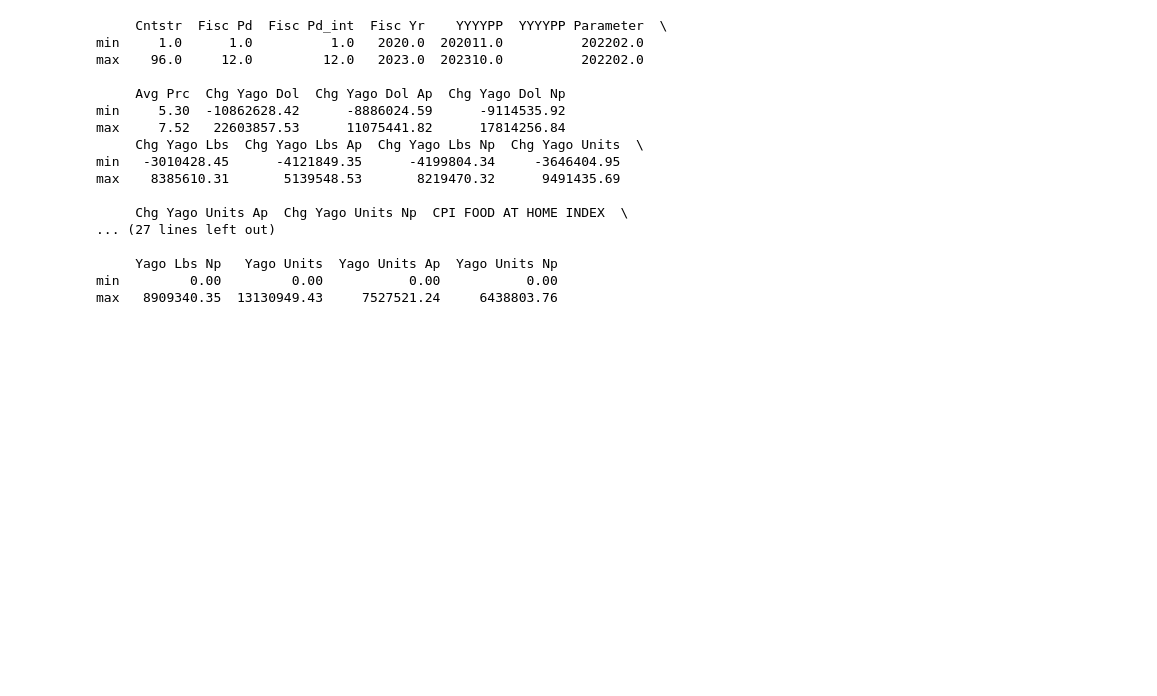
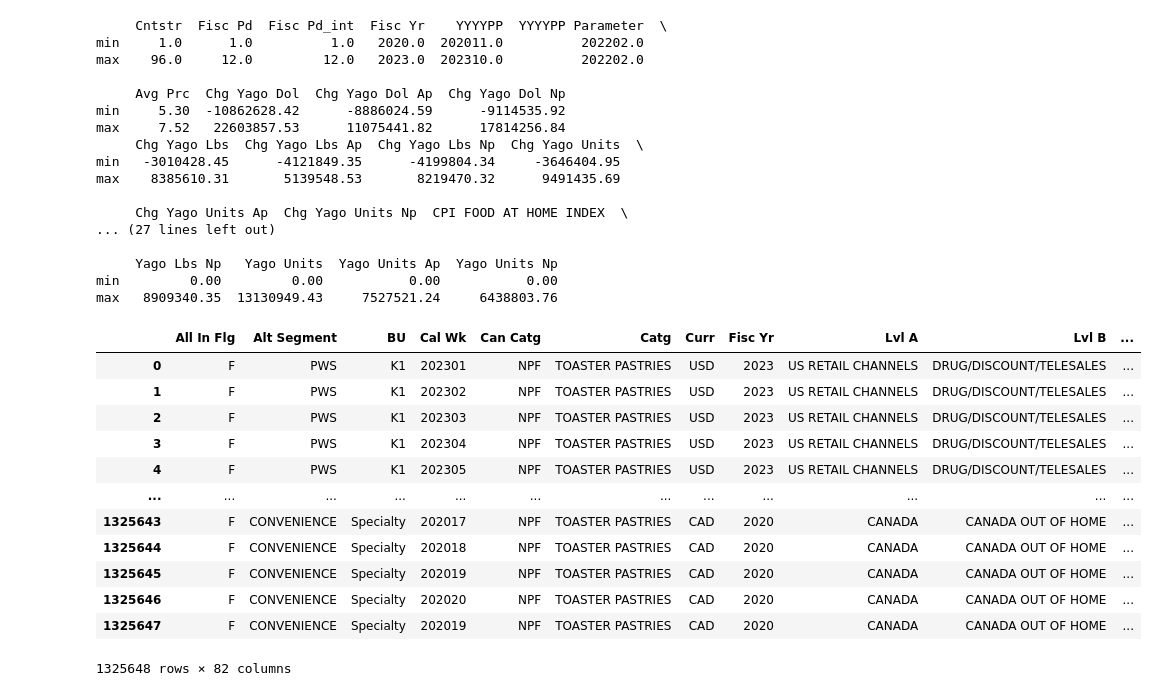
Before and after one commit to mazure21/Kellanova, a Jupyter notebook: Kellanova Data Exploration.ipynb, the cells around one changed output. Drawn from its saved outputs; the diff is of its cells as text; code cells hidden in the pictures; blank space fills up the shorter version.

```diff
--- a/Kellanova Data Exploration.ipynb
+++ b/Kellanova Data Exploration.ipynb
@@ -545,0 +626,16 @@ max   8909340.35  13130949.43     7527521.24     6438803.76
+# %%
+PLN
+# %% [output]
+|  | All In Flg | Alt Segment | BU | Cal Wk | Can Catg | Catg | Curr | Fisc Yr | Lvl A | Lvl B | ... |
+| 0 | F | PWS | K1 | 202301 | NPF | TOASTER PASTRIES | USD | 2023 | US RETAIL CHANNELS | DRUG/DISCOUNT/TELESALES | ... |
+| 1 | F | PWS | K1 | 202302 | NPF | TOASTER PASTRIES | USD | 2023 | US RETAIL CHANNELS | DRUG/DISCOUNT/TELESALES | ... |
+| 2 | F | PWS | K1 | 202303 | NPF | TOASTER PASTRIES | USD | 2023 | US RETAIL CHANNELS | DRUG/DISCOUNT/TELESALES | ... |
+| 3 | F | PWS | K1 | 202304 | NPF | TOASTER PASTRIES | USD | 2023 | US RETAIL CHANNELS | DRUG/DISCOUNT/TELESALES | ... |
+| 4 | F | PWS | K1 | 202305 | NPF | TOASTER PASTRIES | USD | 2023 | US RETAIL CHANNELS | DRUG/DISCOUNT/TELESALES | ... |
+| ... | ... | ... | ... | ... | ... | ... | ... | ... | ... | ... | ... |
+| 1325643 | F | CONVENIENCE | Specialty | 202017 | NPF | TOASTER PASTRIES | CAD | 2020 | CANADA | CANADA OUT OF HOME | ... |
+| 1325644 | F | CONVENIENCE | Specialty | 202018 | NPF | TOASTER PASTRIES | CAD | 2020 | CANADA | CANADA OUT OF HOME | ... |
+| 1325645 | F | CONVENIENCE | Specialty | 202019 | NPF | TOASTER PASTRIES | CAD | 2020 | CANADA | CANADA OUT OF HOME | ... |
+| 1325646 | F | CONVENIENCE | Specialty | 202020 | NPF | TOASTER PASTRIES | CAD | 2020 | CANADA | CANADA OUT OF HOME | ... |
+| 1325647 | F | CONVENIENCE | Specialty | 202019 | NPF | TOASTER PASTRIES | CAD | 2020 | CANADA | CANADA OUT OF HOME | ... |
+1325648 rows × 82 columns
```
Also changed, not shown: parts of 20 cells of this notebook, 6 other files.
